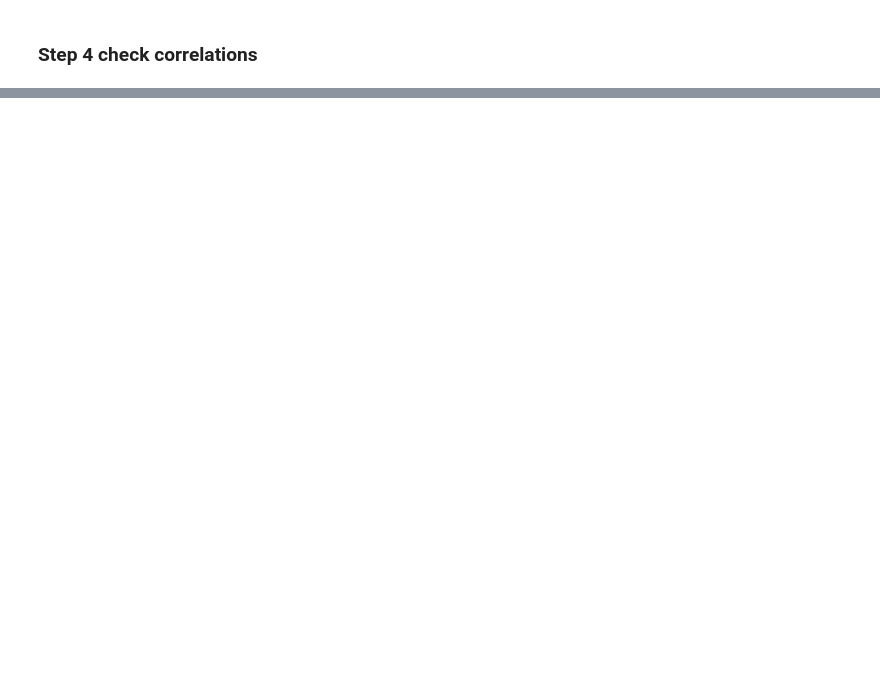
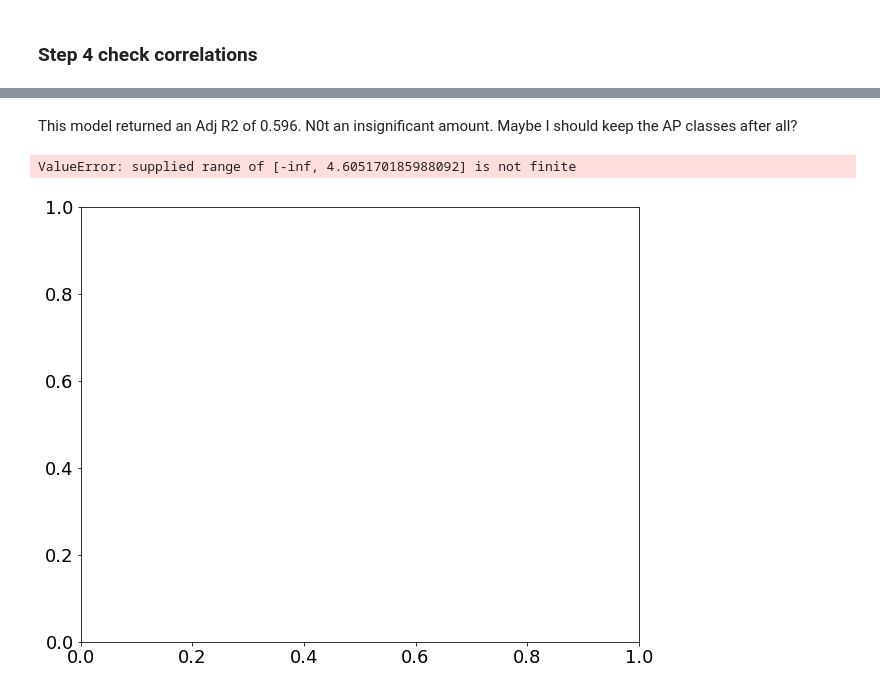
Before and after one commit to dannmorr/predicting-ibse-graduation-rate, a Jupyter notebook: notebooks/exploratory/02_eda_new_matrix.ipynb, the cells around one changed output, grey strips where cells are left out. Saved outputs shown, nothing was run; the diff lists cells and outputs as text; code cells hidden in the pictures; blank space fills up the shorter version.

```diff
--- a/notebooks/exploratory/02_eda_new_matrix.ipynb
+++ b/notebooks/exploratory/02_eda_new_matrix.ipynb
@@ -1149,0 +1240,17 @@ strong multicollinearity or other numerical problems.
+# %% [markdown]
+This model returned an Adj R2 of 0.596. N0t an insignificant amount. Maybe I should keep the AP classes after all?
+# %%
+merged_df_copy['high_school_4_year_graduation_rate_total'] = np.log(merged_df_copy['high_school_4_year_graduation_rate_total'])
+# %%
+fig = plt.subplots(figsize=(10,8))
+plt.hist(merged_df_copy.high_school_4_year_graduation_rate_total, bins = 20, color='#99BDCB')
+plt.title('Distribution of Graduation Rates - 2013 to 2018')
+plt.xlabel('Count of Schools')
+plt.ylabel('Graduation Rate')
+#plt.tight_layout()
+#plt.savefig('figures/2019_hist.png')
+#plt.show()
+;
+# %% [output]
+ValueError: supplied range of [-inf, 4.605170185988092] is not finite
+[figure, added]
```
Also changed, not shown: parts of 26 cells of this notebook, 9 other files.
